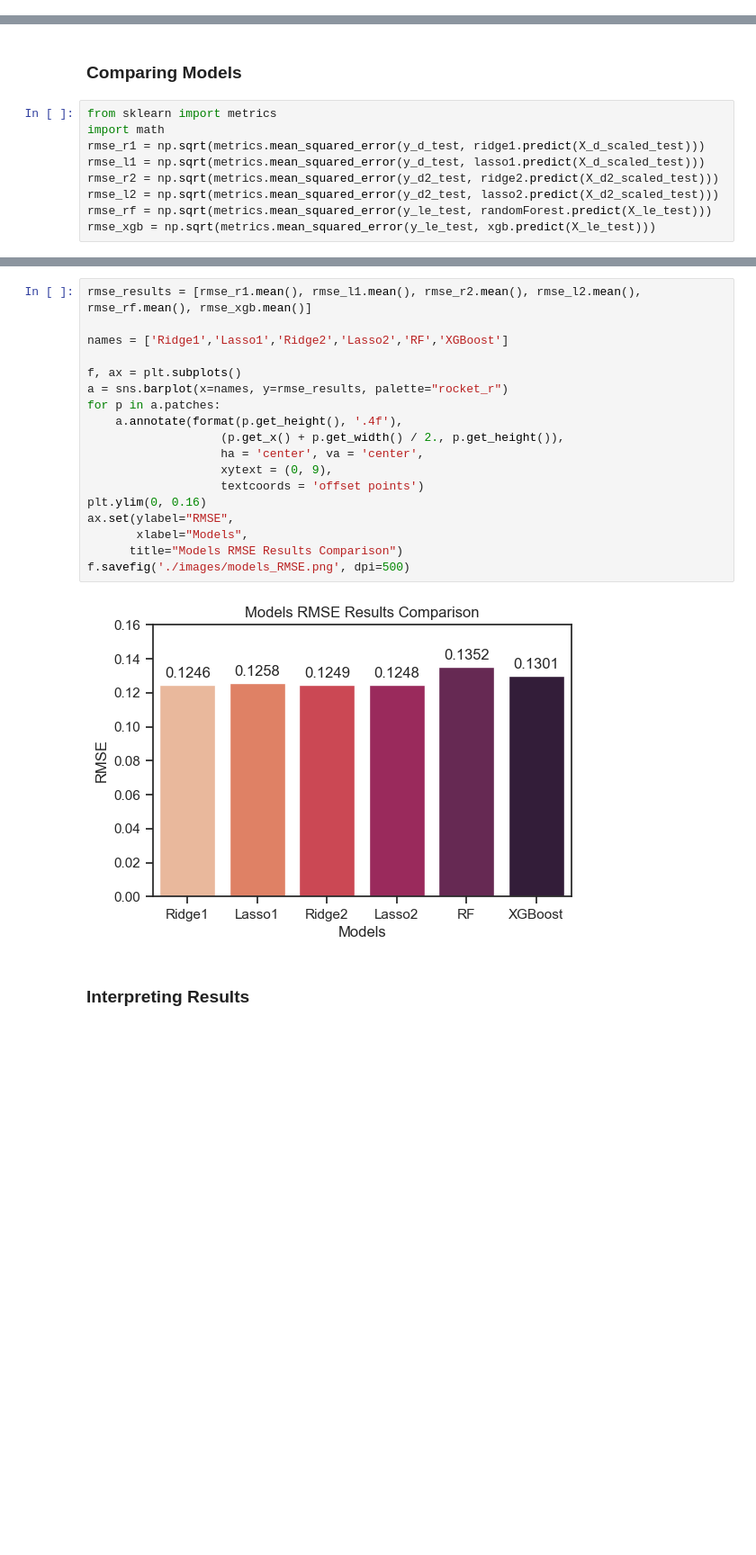
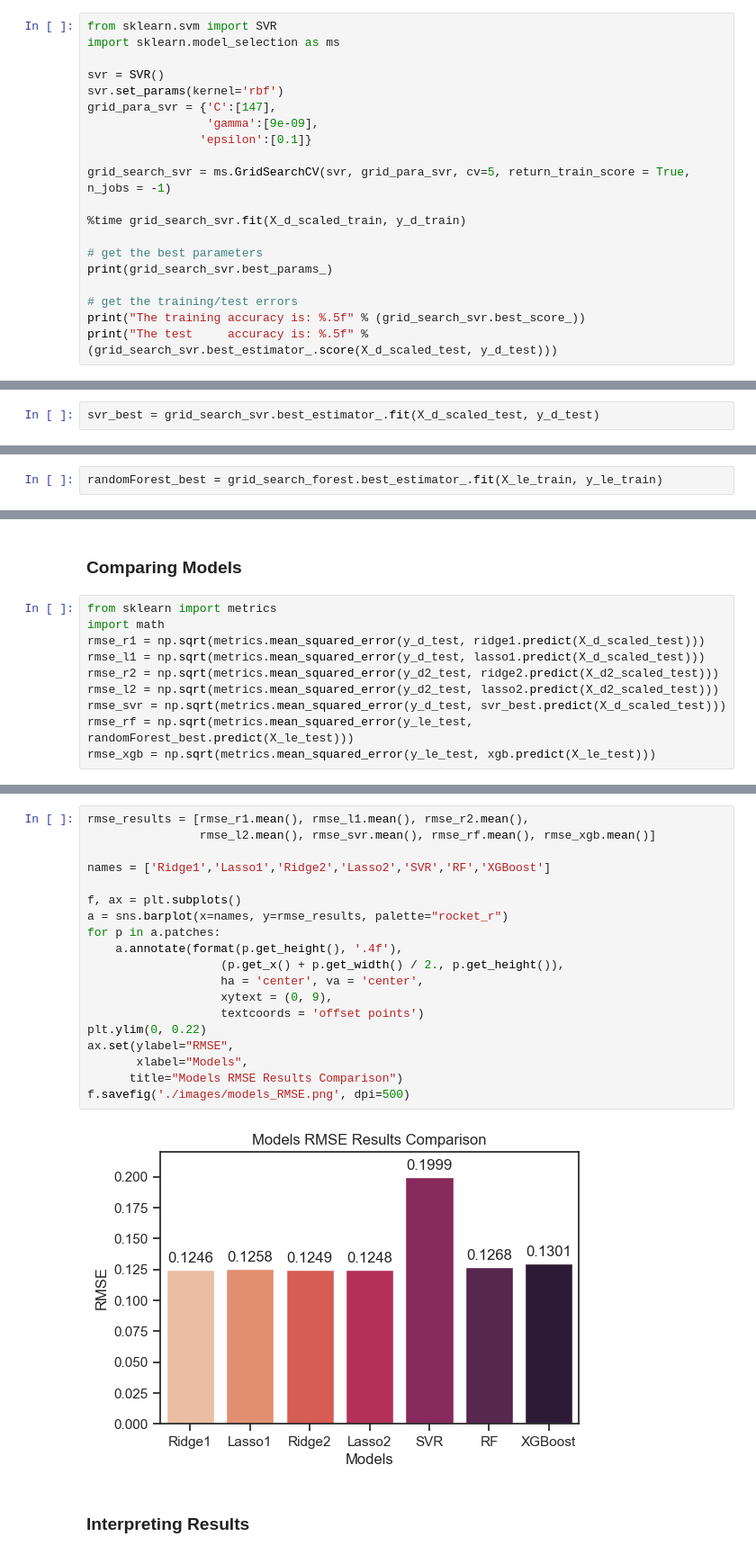
Before and after one commit to DanEllen/House-Prices-Advanced-Regression-Techniques, a Jupyter notebook: Machine_Learning_Code.ipynb, the cells around one changed output, grey strips where cells are left out. Shown at 90% size. Drawn from its saved outputs; the diff is of its cells as text; blank space fills up the shorter version.

Commit message:
Added fixes and SVR model

```diff
--- a/Machine_Learning_Code.ipynb
+++ b/Machine_Learning_Code.ipynb
@@ -698,0 +701,20 @@ f.savefig('./images/feature_imp_lasso2.png', dpi=500)
+# %%
+from sklearn.svm import SVR
+import sklearn.model_selection as ms
+
+svr = SVR()
+svr.set_params(kernel='rbf')
+grid_para_svr = {'C':[147],
+                 'gamma':[9e-09],
+                'epsilon':[0.1]}
+
+grid_search_svr = ms.GridSearchCV(svr, grid_para_svr, cv=5, return_train_score = True, n_jobs = -1)
+
+%time grid_search_svr.fit(X_d_scaled_train, y_d_train)
+
+# get the best parameters
+print(grid_search_svr.best_params_)
+
+# get the training/test errors
+print("The training accuracy is: %.5f" % (grid_search_svr.best_score_))
+print("The test     accuracy is: %.5f" % (grid_search_svr.best_estimator_.score(X_d_scaled_test, y_d_test)))
@@ -699,3 +726,5 @@ f.savefig('./images/feature_imp_lasso2.png', dpi=500)
+# %%
+svr_best = grid_search_svr.best_estimator_.fit(X_d_scaled_test, y_d_test)
 # %% [markdown]
 ### Random Forest
 # %%
@@ -745,4 +770,6 @@ Wall time: 3.41 s
 The training accuracy is: 0.89201
 The test     accuracy is: 0.89328
+# %%
+randomForest_best = grid_search_forest.best_estimator_.fit(X_le_train, y_le_train)
 # %%
 coefficients = pd.concat([pd.DataFrame(X_le_train.columns),
@@ -830,7 +857,8 @@ rmse_r1 = np.sqrt(metrics.mean_squared_error(y_d_test, ridge1.predict(X_d_scaled
 rmse_l1 = np.sqrt(metrics.mean_squared_error(y_d_test, lasso1.predict(X_d_scaled_test)))
 rmse_r2 = np.sqrt(metrics.mean_squared_error(y_d2_test, ridge2.predict(X_d2_scaled_test)))
 rmse_l2 = np.sqrt(metrics.mean_squared_error(y_d2_test, lasso2.predict(X_d2_scaled_test)))
-rmse_rf = np.sqrt(metrics.mean_squared_error(y_le_test, randomForest.predict(X_le_test)))
+rmse_svr = np.sqrt(metrics.mean_squared_error(y_d_test, svr_best.predict(X_d_scaled_test)))
+rmse_rf = np.sqrt(metrics.mean_squared_error(y_le_test, randomForest_best.predict(X_le_test)))
 rmse_xgb = np.sqrt(metrics.mean_squared_error(y_le_test, xgb.predict(X_le_test)))
 # %%
 print(rmse_r1.mean())
@@ -848,24 +878,25 @@ print(rmse_xgb.mean())
 0.13011265544507308
 # %%
-rmse_results = [rmse_r1.mean(), rmse_l1.mean(), rmse_r2.mean(), rmse_l2.mean(), rmse_rf.mean(), rmse_xgb.mean()]
+rmse_results = [rmse_r1.mean(), rmse_l1.mean(), rmse_r2.mean(),
+                rmse_l2.mean(), rmse_svr.mean(), rmse_rf.mean(), rmse_xgb.mean()]
 
-names = ['Ridge1','Lasso1','Ridge2','Lasso2','RF','XGBoost']
+names = ['Ridge1','Lasso1','Ridge2','Lasso2','SVR','RF','XGBoost']
 
 f, ax = plt.subplots()
 a = sns.barplot(x=names, y=rmse_results, palette="rocket_r")
 for p in a.patches:
     a.annotate(format(p.get_height(), '.4f'),
                    (p.get_x() + p.get_width() / 2., p.get_height()),
                    ha = 'center', va = 'center',
                    xytext = (0, 9),
                    textcoords = 'offset points')
-plt.ylim(0, 0.16)
+plt.ylim(0, 0.22)
 ax.set(ylabel="RMSE",
        xlabel="Models",
       title="Models RMSE Results Comparison")
 f.savefig('./images/models_RMSE.png', dpi=500)
 # %% [output]
-[figure, old version]
+[figure, new version]
 # %% [markdown]
 ### Interpreting Results
 # %% [markdown]
```
Also changed, not shown: parts of 15 cells of this notebook, 6 other files.
